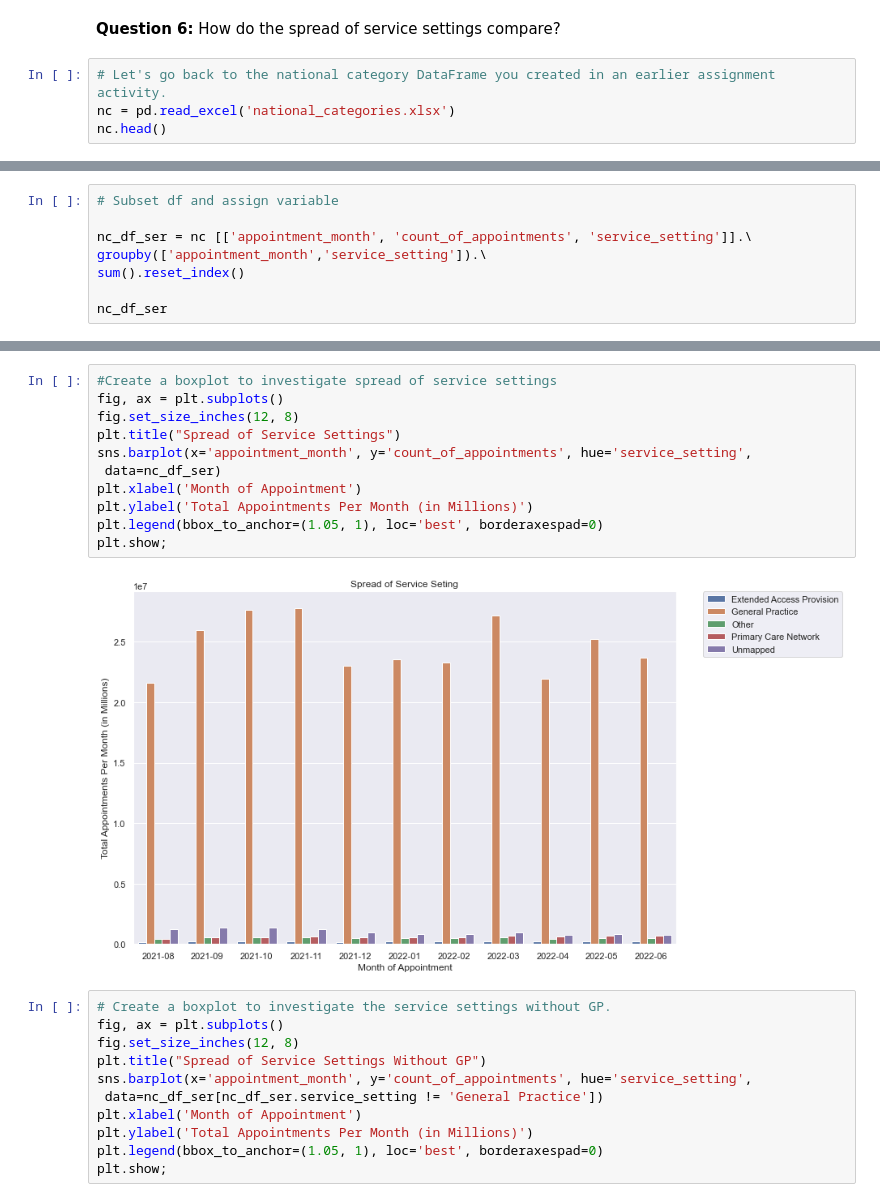
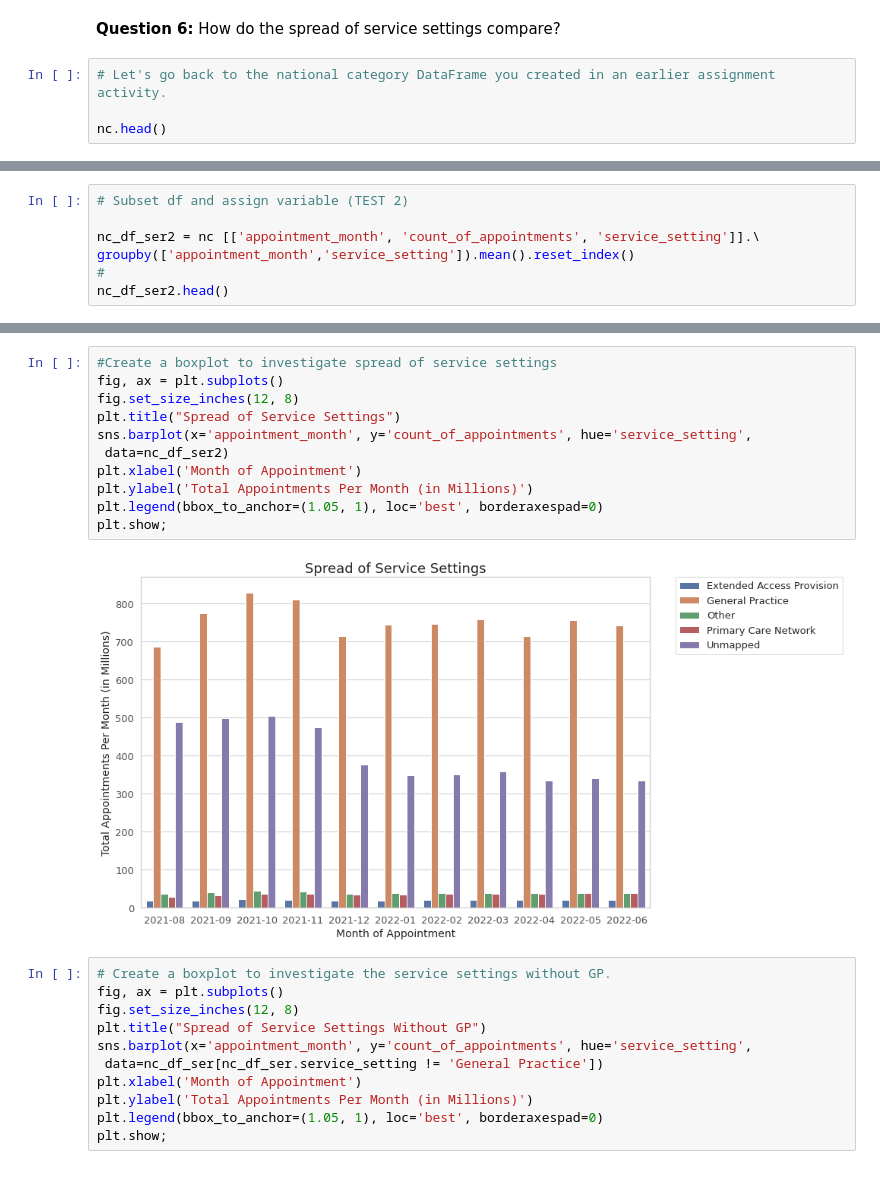
Before and after one commit to mikebenas/LSE_DA_NHS_analysis, a Jupyter notebook: Benas_Mike_DA201_Assignment_Notebook.ipynb, the cells around one changed output, grey strips where cells are left out. Drawn from its saved outputs; the diff is of its cells as text.

```diff
--- a/Benas_Mike_DA201_Assignment_Notebook.ipynb
+++ b/Benas_Mike_DA201_Assignment_Notebook.ipynb
@@ -1418,7 +1441,7 @@ ar_time
 **Question 6:** How do the spread of service settings compare?
 # %%
 # Let's go back to the national category DataFrame you created in an earlier assignment activity.
-nc = pd.read_excel('national_categories.xlsx')
+
 nc.head()
 # %% [output]
 |  | appointment_date | icb_ons_code | sub_icb_location_name | service_setting | context_type | ... |
@@ -1447,10 +1506,9 @@ plt.show;
 # %%
-# Subset df and assign variable
+# Subset df and assign variable (TEST 2)
 
-nc_df_ser = nc [['appointment_month', 'count_of_appointments', 'service_setting']].\
-groupby(['appointment_month','service_setting']).\
-sum().reset_index()
-
-nc_df_ser
+nc_df_ser2 = nc [['appointment_month', 'count_of_appointments', 'service_setting']].\
+groupby(['appointment_month','service_setting']).mean().reset_index()
+#
+nc_df_ser2.head()
 # %% [output]
 |  | appointment_month | service_setting | count_of_appointments |
@@ -1473,16 +1520,16 @@ nc_df_ser
 # %%
 #Create a boxplot to investigate spread of service settings
 fig, ax = plt.subplots()
 fig.set_size_inches(12, 8)
 plt.title("Spread of Service Settings")
 sns.barplot(x='appointment_month', y='count_of_appointments', hue='service_setting',
- data=nc_df_ser)
+ data=nc_df_ser2)
 plt.xlabel('Month of Appointment')
 plt.ylabel('Total Appointments Per Month (in Millions)')
 plt.legend(bbox_to_anchor=(1.05, 1), loc='best', borderaxespad=0)
 plt.show;
 # %% [output]
-[figure, old version]
+[figure, new version]
 # %%
 # Create a boxplot to investigate the service settings without GP.
 fig, ax = plt.subplots()
```
Also changed, not shown: parts of 45 cells of this notebook.
